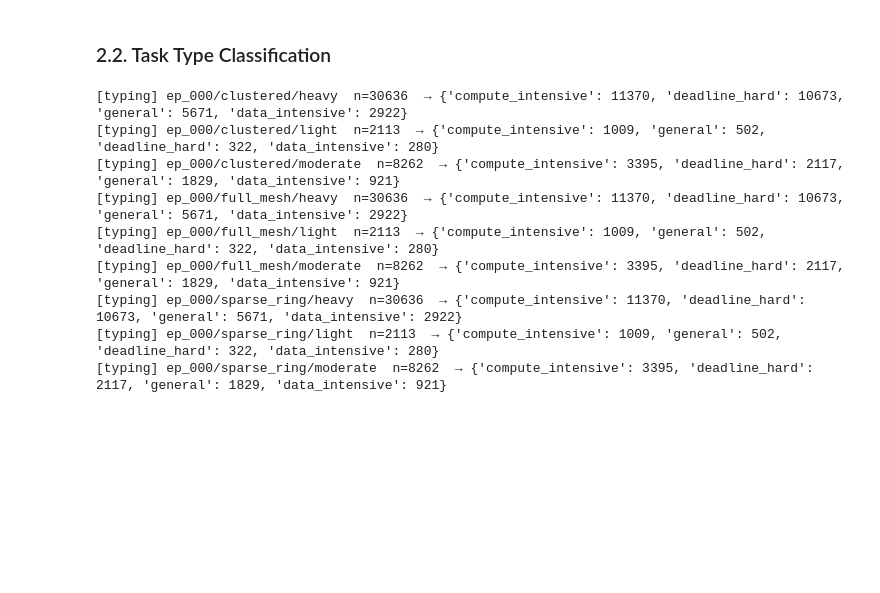
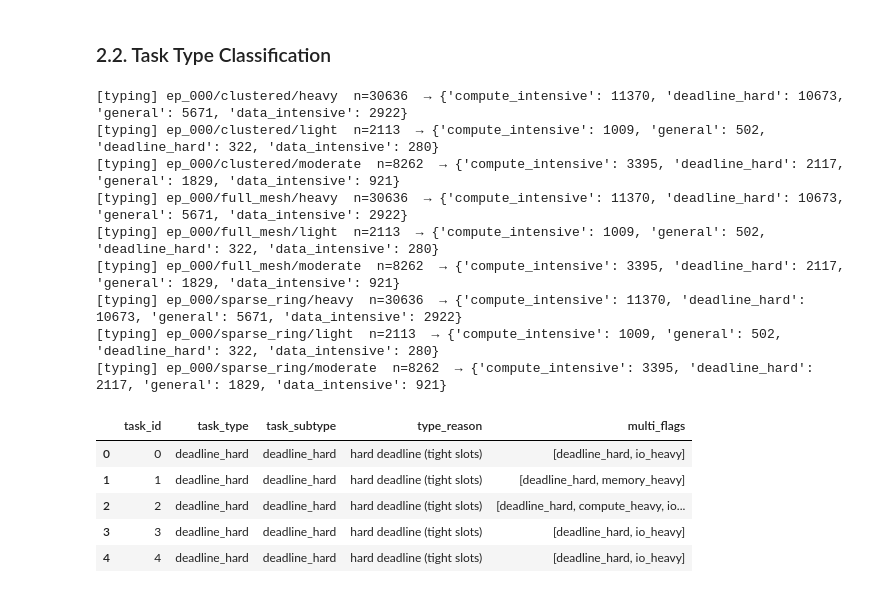
Before and after one commit to niusha-yaghini/Clustering-based-MARL-Offloading-in-Edge-Computing, a Jupyter notebook: Algorithm/Algorithm.ipynb, the cells around one changed output. Drawn from its saved outputs; the diff is of its cells as text; code cells hidden in the pictures; blank space fills up the shorter version.

```diff
--- a/Algorithm/Algorithm.ipynb
+++ b/Algorithm/Algorithm.ipynb
@@ -1584,19 +1584,26 @@ def apply_task_typing_in_env_configs(env_configs: Dict[str, Dict[str, Dict[str,
                     counts = enriched["task_type"].value_counts().to_dict()
                     print(f"[typing] {ep_name}/{topo_name}/{scen_name}  n={n}  → {counts}")
     return env_configs
-
-# ---- Run typing on your current env_configs (episode → topology → scenario) ----
-env_configs = apply_task_typing_in_env_configs(env_configs, verbose=True)
-
-# Example access:
-# env_configs["ep_000"]["clustered"]["heavy"]["tasks"][["task_id","task_type","task_subtype","type_reason","multi_flags"]].head()
-# %% [output]
-[typing] ep_000/clustered/heavy  n=30636  → {'compute_intensive': 11370, 'deadline_hard': 10673, 'general': 5671, 'data_intensive': 2922}
-[typing] ep_000/clustered/light  n=2113  → {'compute_intensive': 1009, 'general': 502, 'deadline_hard': 322, 'data_intensive': 280}
-[typing] ep_000/clustered/moderate  n=8262  → {'compute_intensive': 3395, 'deadline_hard': 2117, 'general': 1829, 'data_intensive': 921}
-[typing] ep_000/full_mesh/heavy  n=30636  → {'compute_intensive': 11370, 'deadline_hard': 10673, 'general': 5671, 'data_intensive': 2922}
-[typing] ep_000/full_mesh/light  n=2113  → {'compute_intensive': 1009, 'general': 502, 'deadline_hard': 322, 'data_intensive': 280}
-[typing] ep_000/full_mesh/moderate  n=8262  → {'compute_intensive': 3395, 'deadline_hard': 2117, 'general': 1829, 'data_intensive': 921}
-[typing] ep_000/sparse_ring/heavy  n=30636  → {'compute_intensive': 11370, 'deadline_hard': 10673, 'general': 5671, 'data_intensive': 2922}
-[typing] ep_000/sparse_ring/light  n=2113  → {'compute_intensive': 1009, 'general': 502, 'deadline_hard': 322, 'data_intensive': 280}
-[typing] ep_000/sparse_ring/moderate  n=8262  → {'compute_intensive': 3395, 'deadline_hard': 2117, 'general': 1829, 'data_intensive': 921}
+# %%
+# ---- Run typing on your current env_configs (episode → topology → scenario) ----
+env_configs = apply_task_typing_in_env_configs(env_configs, verbose=True)
+
+
+# Example access:
+env_configs["ep_000"]["clustered"]["heavy"]["tasks"][["task_id","task_type","task_subtype","type_reason","multi_flags"]].head()
+# %% [output]
+[typing] ep_000/clustered/heavy  n=30636  → {'compute_intensive': 11370, 'deadline_hard': 10673, 'general': 5671, 'data_intensive': 2922}
+[typing] ep_000/clustered/light  n=2113  → {'compute_intensive': 1009, 'general': 502, 'deadline_hard': 322, 'data_intensive': 280}
+[typing] ep_000/clustered/moderate  n=8262  → {'compute_intensive': 3395, 'deadline_hard': 2117, 'general': 1829, 'data_intensive': 921}
+[typing] ep_000/full_mesh/heavy  n=30636  → {'compute_intensive': 11370, 'deadline_hard': 10673, 'general': 5671, 'data_intensive': 2922}
+[typing] ep_000/full_mesh/light  n=2113  → {'compute_intensive': 1009, 'general': 502, 'deadline_hard': 322, 'data_intensive': 280}
+[typing] ep_000/full_mesh/moderate  n=8262  → {'compute_intensive': 3395, 'deadline_hard': 2117, 'general': 1829, 'data_intensive': 921}
+[typing] ep_000/sparse_ring/heavy  n=30636  → {'compute_intensive': 11370, 'deadline_hard': 10673, 'general': 5671, 'data_intensive': 2922}
+[typing] ep_000/sparse_ring/light  n=2113  → {'compute_intensive': 1009, 'general': 502, 'deadline_hard': 322, 'data_intensive': 280}
+[typing] ep_000/sparse_ring/moderate  n=8262  → {'compute_intensive': 3395, 'deadline_hard': 2117, 'general': 1829, 'data_intensive': 921}
+|  | task_id | task_type | task_subtype | type_reason | multi_flags |
+| 0 | 0 | deadline_hard | deadline_hard | hard deadline (tight slots) | [deadline_hard, io_heavy] |
+| 1 | 1 | deadline_hard | deadline_hard | hard deadline (tight slots) | [deadline_hard, memory_heavy] |
+| 2 | 2 | deadline_hard | deadline_hard | hard deadline (tight slots) | [deadline_hard, compute_heavy, io... |
+| 3 | 3 | deadline_hard | deadline_hard | hard deadline (tight slots) | [deadline_hard, io_heavy] |
+| 4 | 4 | deadline_hard | deadline_hard | hard deadline (tight slots) | [deadline_hard, io_heavy] |
```
Also changed, not shown: parts of 3 cells of this notebook, 1 other file.
